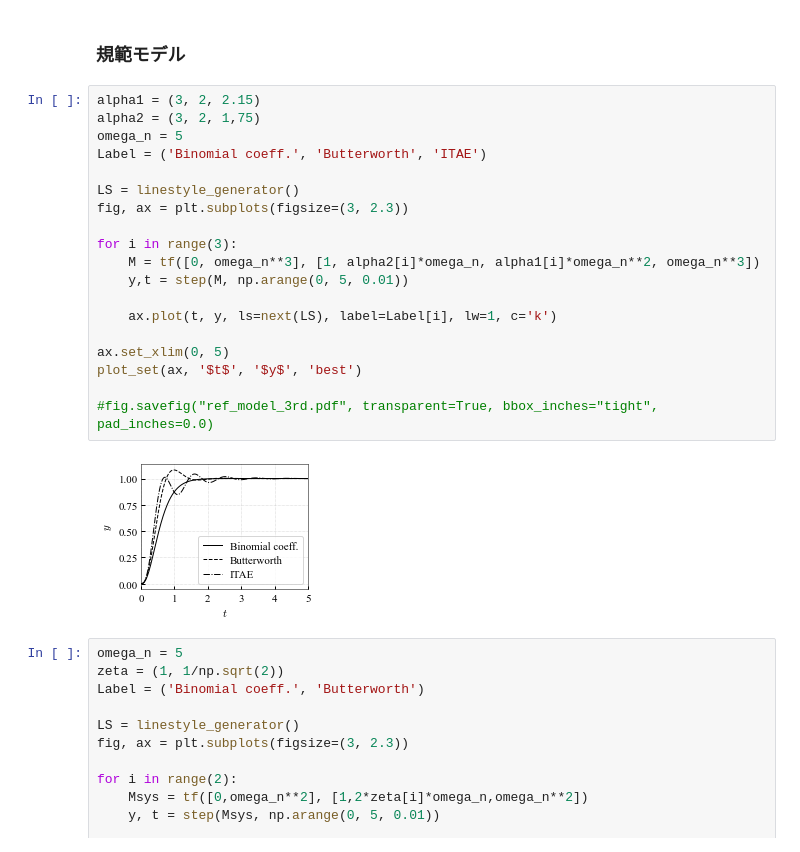
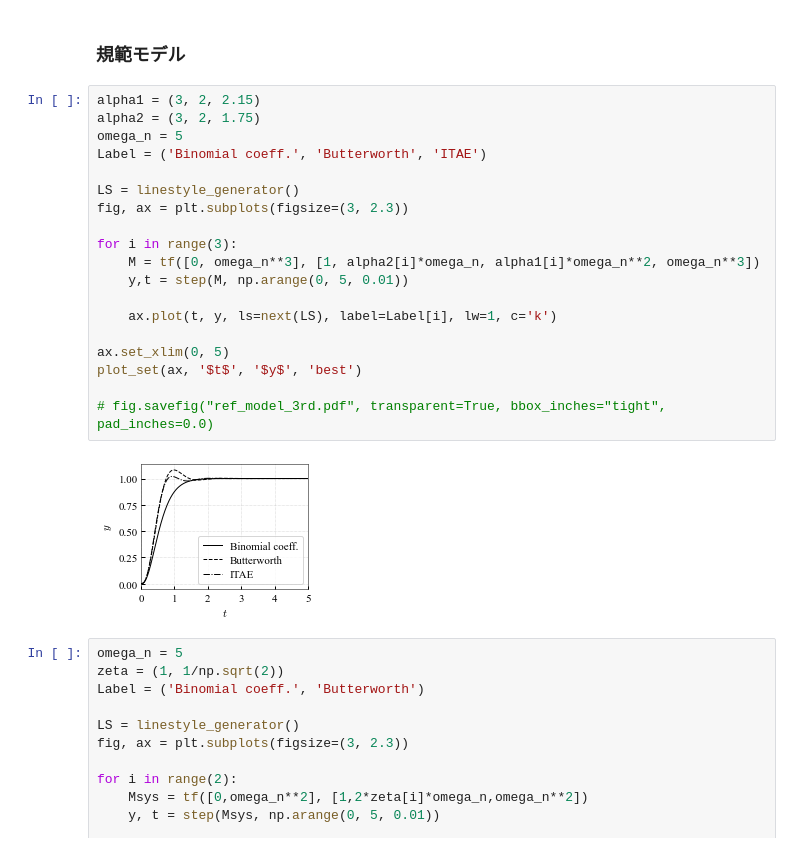
Before and after one commit to 373yuki/book_csd, a Jupyter notebook: chap07.ipynb, the cells around one changed output. Drawn from its saved outputs; the diff is of its cells as text.

Commit message:
update 3rd reference model

```diff
--- a/chap07.ipynb
+++ b/chap07.ipynb
@@ -384,25 +384,25 @@ ax.set_xlim(0, 5)
 ### 規範モデル
 # %%
 alpha1 = (3, 2, 2.15)
-alpha2 = (3, 2, 1,75)
+alpha2 = (3, 2, 1.75)
 omega_n = 5
 Label = ('Binomial coeff.', 'Butterworth', 'ITAE')
 
 LS = linestyle_generator()
 fig, ax = plt.subplots(figsize=(3, 2.3))
 
 for i in range(3):
     M = tf([0, omega_n**3], [1, alpha2[i]*omega_n, alpha1[i]*omega_n**2, omega_n**3])
     y,t = step(M, np.arange(0, 5, 0.01))
 
     ax.plot(t, y, ls=next(LS), label=Label[i], lw=1, c='k')
 
 ax.set_xlim(0, 5)
 plot_set(ax, '$t$', '$y$', 'best')
 
-#fig.savefig("ref_model_3rd.pdf", transparent=True, bbox_inches="tight", pad_inches=0.0)
+# fig.savefig("ref_model_3rd.pdf", transparent=True, bbox_inches="tight", pad_inches=0.0)
 # %% [output]
-[figure, old version]
+[figure, new version]
 # %%
 omega_n = 5
 zeta = (1, 1/np.sqrt(2))
```
Also changed, not shown: parts of 4 cells of this notebook.
